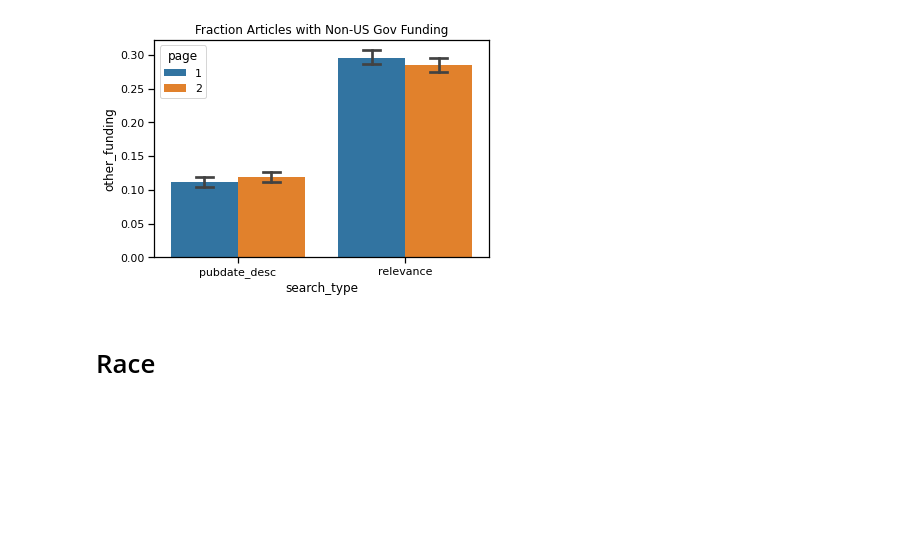
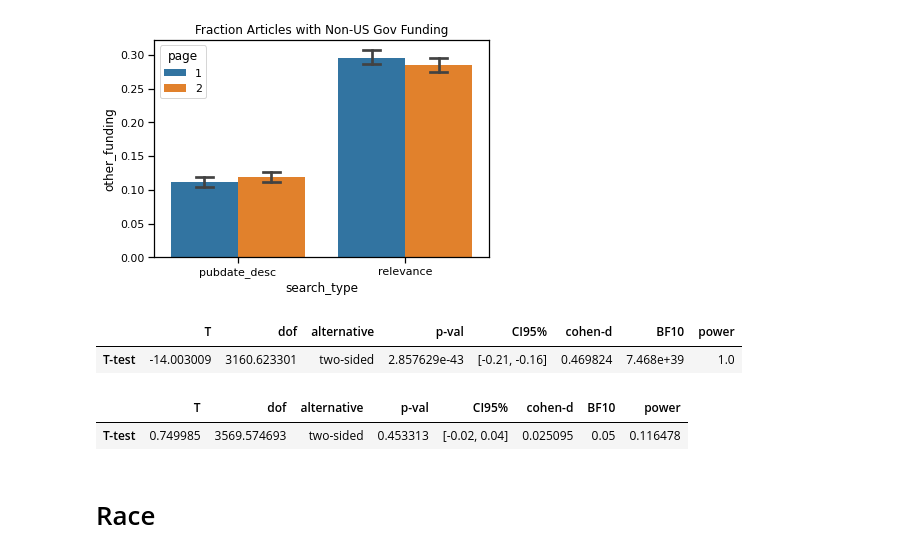
Before and after one commit to NCBI-Codeathons/pubmed-codeathon-team1, a Jupyter notebook: notebooks/data_visualizations_bl.ipynb, the cells around one changed output. Cells and saved outputs as stored; diff of their text form; code cells hidden in the pictures; blank space fills up the shorter version.

```diff
--- a/notebooks/data_visualizations_bl.ipynb
+++ b/notebooks/data_visualizations_bl.ipynb
@@ -715,6 +718,25 @@ g = sns.barplot(data=funding, x='search_type', y='other_funding', capsize=0.1,ci
 plt.savefig('/home/jupyter-brooks.leitner/pubmed-codeathon-team1/data/visualizations/other_funding.png', dpi=300, bbox_inches='tight')
 # %% [output]
 [figure]
+# %%
+x = funding[funding['search_type'] == 'pubdate_desc']
+y = funding[funding['search_type'] == 'relevance']
+
+#Comparing Page 1 Descending order publication date vs. Page 1 Best Match
+a = x[x['page'] == 1]['other_funding'].tolist()
+b = y[y['page'] == 1]['other_funding'].tolist()
+ttest(a, b)
+# %% [output]
+|  | T | dof | alternative | p-val | CI95% | cohen-d | BF10 | power |
+| T-test | -14.003009 | 3160.623301 | two-sided | 2.857629e-43 | [-0.21, -0.16] | 0.469824 | 7.468e+39 | 1.0 |
+# %%
+#Comparing Page 1 Best Match vs. Page 2 Best Match
+a = y[y['page'] == 1]['other_funding'].tolist()
+b = y[y['page'] == 2]['other_funding'].tolist()
+ttest(a, b)
+# %% [output]
+|  | T | dof | alternative | p-val | CI95% | cohen-d | BF10 | power |
+| T-test | 0.749985 | 3569.574693 | two-sided | 0.453313 | [-0.02, 0.04] | 0.025095 | 0.05 | 0.116478 |
 # %% [markdown]
 # Race
 # %%
```
Also changed, not shown: parts of 3 cells of this notebook.
